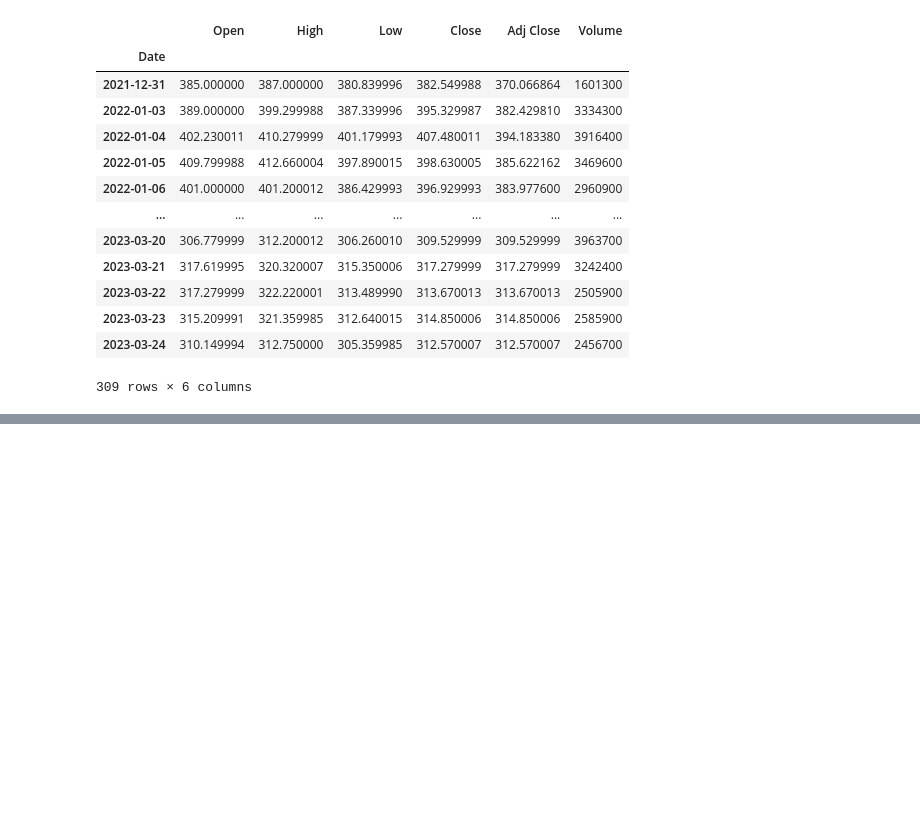
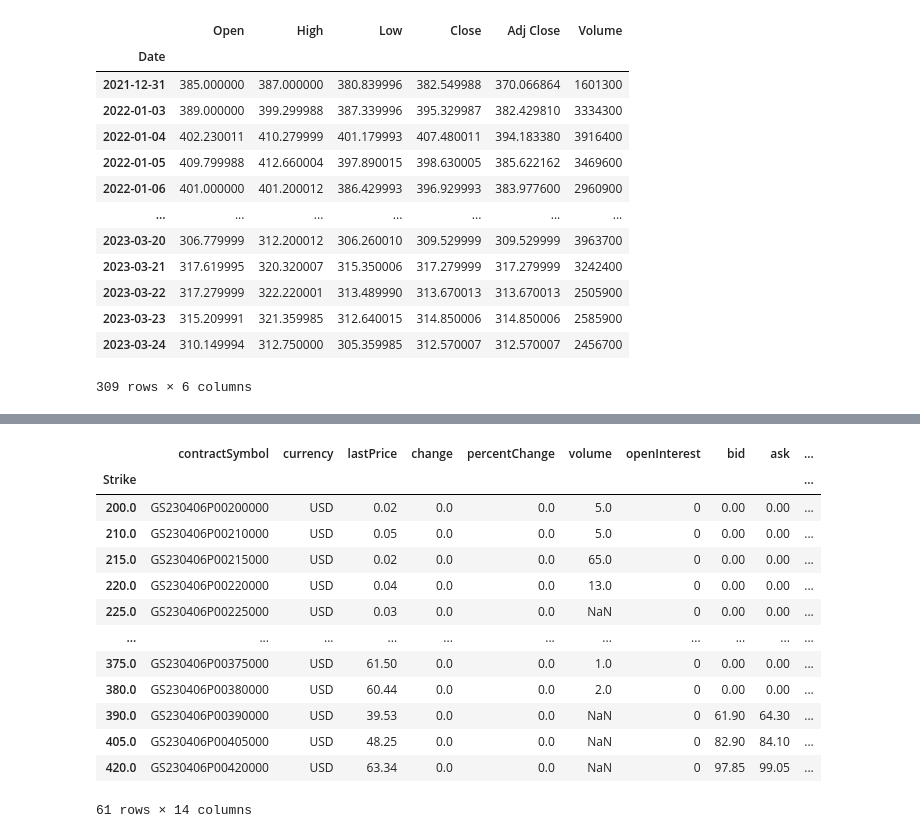
Before and after one commit to mikeal888/Hedging_API, a Jupyter notebook: test.ipynb, the cells around one changed output, grey strips where cells are left out. Drawn from its saved outputs; the diff is of its cells as text; code cells hidden in the pictures; blank space fills up the shorter version.

```diff
--- a/test.ipynb
+++ b/test.ipynb
@@ -108,7 +108,7 @@ class OptionsData:
         return data
 # %%
 ticker = "GS"
-date = dt.date.today() + dt.timedelta(days=30)
+date = dt.date.today() + dt.timedelta(days=60)
 type = "put"
 
 data = OptionsData(ticker, date, type)
@@ -186,0 +241,17 @@ fig.show()
+# %%
+options_df
+# %% [output]
+|  | contractSymbol | currency | lastPrice | change | percentChange | volume | openInterest | bid | ask | ... |
+| Strike |  |  |  |  |  |  |  |  |  | ... |
+| 200.0 | GS230406P00200000 | USD | 0.02 | 0.0 | 0.0 | 5.0 | 0 | 0.00 | 0.00 | ... |
+| 210.0 | GS230406P00210000 | USD | 0.05 | 0.0 | 0.0 | 5.0 | 0 | 0.00 | 0.00 | ... |
+| 215.0 | GS230406P00215000 | USD | 0.02 | 0.0 | 0.0 | 65.0 | 0 | 0.00 | 0.00 | ... |
+| 220.0 | GS230406P00220000 | USD | 0.04 | 0.0 | 0.0 | 13.0 | 0 | 0.00 | 0.00 | ... |
+| 225.0 | GS230406P00225000 | USD | 0.03 | 0.0 | 0.0 | NaN | 0 | 0.00 | 0.00 | ... |
+| ... | ... | ... | ... | ... | ... | ... | ... | ... | ... | ... |
+| 375.0 | GS230406P00375000 | USD | 61.50 | 0.0 | 0.0 | 1.0 | 0 | 0.00 | 0.00 | ... |
+| 380.0 | GS230406P00380000 | USD | 60.44 | 0.0 | 0.0 | 2.0 | 0 | 0.00 | 0.00 | ... |
+| 390.0 | GS230406P00390000 | USD | 39.53 | 0.0 | 0.0 | NaN | 0 | 61.90 | 64.30 | ... |
+| 405.0 | GS230406P00405000 | USD | 48.25 | 0.0 | 0.0 | NaN | 0 | 82.90 | 84.10 | ... |
+| 420.0 | GS230406P00420000 | USD | 63.34 | 0.0 | 0.0 | NaN | 0 | 97.85 | 99.05 | ... |
+61 rows × 14 columns
```
Also changed, not shown: parts of 4 cells of this notebook, 4 other files.
